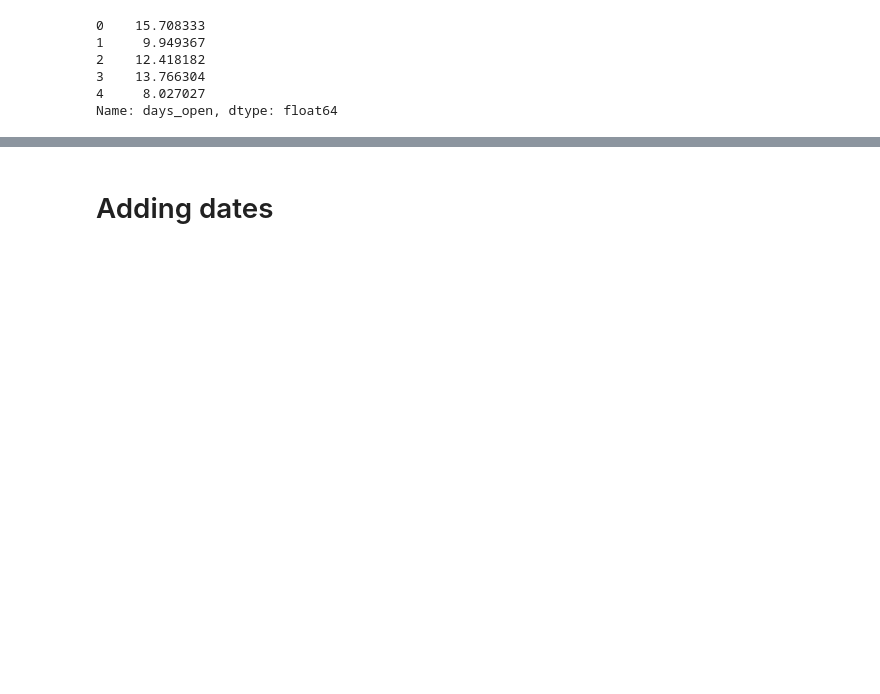
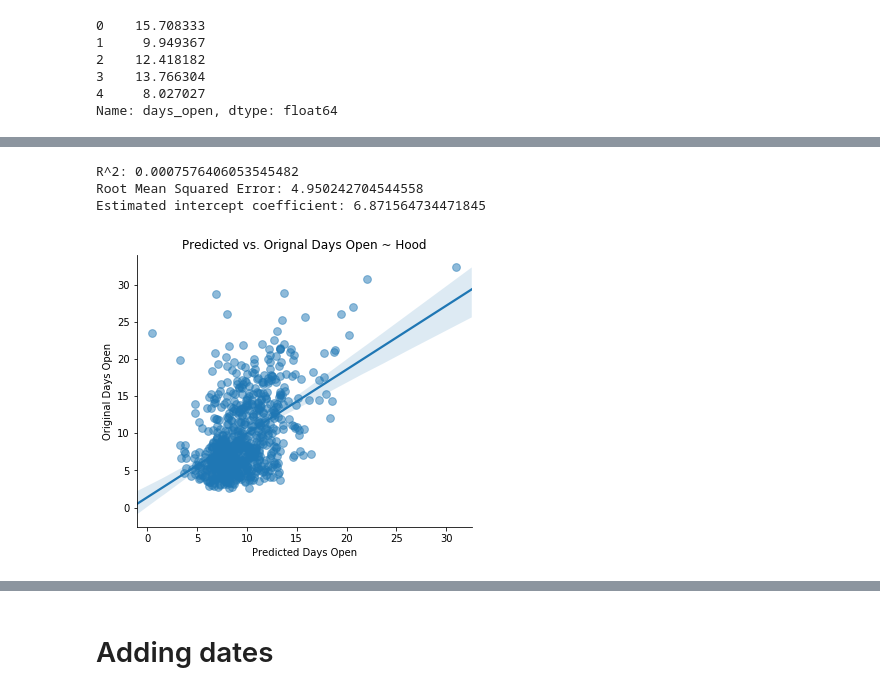
Before and after one commit to lwdee/Springboard, a Jupyter notebook: Capstone/Capstone_1_Machine_Learning.ipynb, the cells around one changed output, grey strips where cells are left out. Saved outputs shown, nothing was run; the diff lists cells and outputs as text; code cells hidden in the pictures; blank space fills up the shorter version.

```diff
--- a/Capstone/Capstone_1_Machine_Learning.ipynb
+++ b/Capstone/Capstone_1_Machine_Learning.ipynb
@@ -137,0 +153,5 @@ Accuracy: -1.87 (+/- 4.96)
+# %%
+df_hood = df_closed[['Date', 'hood']]
+X_hood = pd.get_dummies(df_hood)
+X_hood = X_hood.groupby(['Date']).sum()
+X_hood.head()
@@ -137,0 +166,36 @@ Accuracy: -1.87 (+/- 4.96)
+# %%
+## Linear Regression ##
+
+# Create training and test sets
+X_train, X_test, y_train, y_test = train_test_split(X_hood, y, test_size = .3, random_state=42)
+
+# Create the regressor: reg_all
+reg_all = LinearRegression()
+
+# Fit the regressor to the training data
+reg_all.fit(X_train, y_train)
+
+# Predict on the test data: y_pred
+y_pred = reg_all.predict(X_test)
+
+# Compute and print R^2 and RMSE
+print("R^2: {}".format(reg_all.score(X_test, y_test)))
+rmse = np.sqrt(mean_squared_error(y_test, y_pred))
+print("Root Mean Squared Error: {}".format(rmse))
+print('Estimated intercept coefficient: {}'.format(reg_all.intercept_))
+
+# scatter plot between predicted days_open (reg_all.predict(X)) and actuals
+fig, ax = plt.subplots(figsize=(6, 5))
+sns.regplot(x=reg_all.predict(X_hood), y=y, fit_reg = True, scatter_kws={'alpha':0.5, 's':60})
+
+plt.xlabel("Predicted Days Open")
+plt.ylabel("Original Days Open")
+plt.title("Predicted vs. Orignal Days Open ~ Hood")
+ax.spines['top'].set_visible(False)
+ax.spines['right'].set_visible(False)
+plt.show()
+# %% [output]
+R^2: 0.0007576406053545482
+Root Mean Squared Error: 4.950242704544558
+Estimated intercept coefficient: 6.871564734471845
+[figure, added]
```
Also changed, not shown: parts of 18 cells of this notebook.
